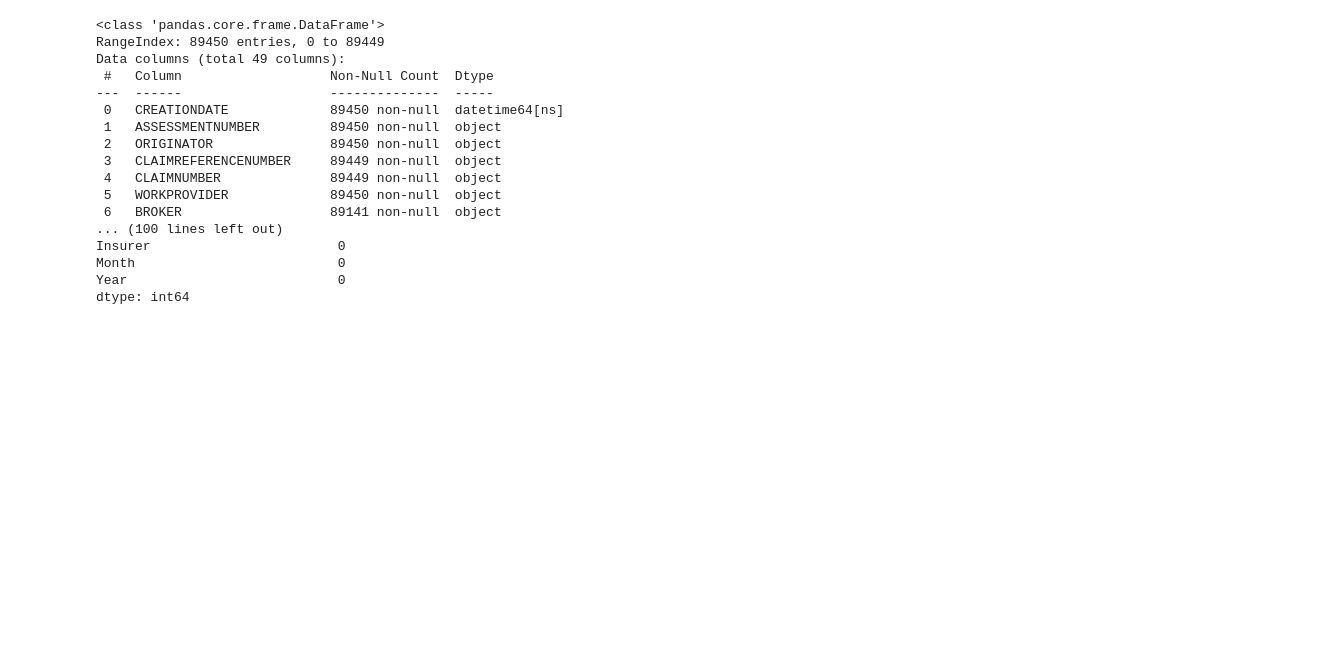
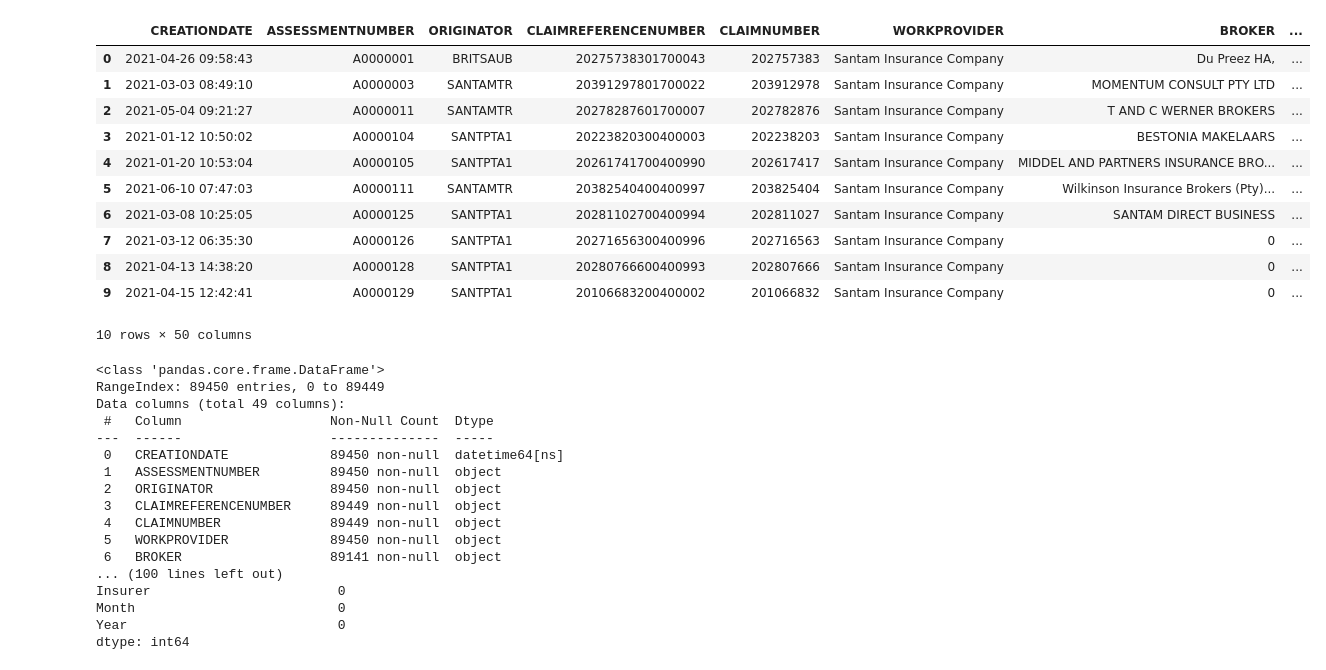
Before and after one commit to Catalyst365/machine-learning, a Jupyter notebook: regression_insurance_claims.ipynb, the cells around one changed output. Drawn from its saved outputs; the diff is of its cells as text; code cells hidden in the pictures; blank space fills up the shorter version.

```diff
--- a/regression_insurance_claims.ipynb
+++ b/regression_insurance_claims.ipynb
@@ -10,14 +10,29 @@ from sklearn.preprocessing import LabelEncoder, StandardScaler
 # %%
 # crack the dataset open
 df_2021 = pd.read_excel('data/Audatex_Claims.Updated(2021).xlsx')
 df_2022 = pd.read_excel('data/Audatex_Claims.Updated(2022).xlsx')
 df_2023 = pd.read_excel('data/Audatex_Claims.Updated(2023).xlsx')
 
 # mergin datasets with year identifier
 df_2021['year'] = 2021
 df_2022['year'] = 2022
 df_2023['year'] = 2023
 df_combined = pd.concat([df_2021, df_2022, df_2023], ignore_index=True)
+
+df_combined.head(10)
+# %% [output]
+|  | CREATIONDATE | ASSESSMENTNUMBER | ORIGINATOR | CLAIMREFERENCENUMBER | CLAIMNUMBER | WORKPROVIDER | BROKER | ... |
+| 0 | 2021-04-26 09:58:43 | A0000001 | BRITSAUB | 20275738301700043 | 202757383 | Santam Insurance Company | Du Preez HA, | ... |
+| 1 | 2021-03-03 08:49:10 | A0000003 | SANTAMTR | 20391297801700022 | 203912978 | Santam Insurance Company | MOMENTUM CONSULT PTY LTD | ... |
+| 2 | 2021-05-04 09:21:27 | A0000011 | SANTAMTR | 20278287601700007 | 202782876 | Santam Insurance Company | T AND C WERNER BROKERS | ... |
+| 3 | 2021-01-12 10:50:02 | A0000104 | SANTPTA1 | 20223820300400003 | 202238203 | Santam Insurance Company | BESTONIA MAKELAARS | ... |
+| 4 | 2021-01-20 10:53:04 | A0000105 | SANTPTA1 | 20261741700400990 | 202617417 | Santam Insurance Company | MIDDEL AND PARTNERS INSURANCE BRO... | ... |
+| 5 | 2021-06-10 07:47:03 | A0000111 | SANTAMTR | 20382540400400997 | 203825404 | Santam Insurance Company | Wilkinson Insurance Brokers (Pty)... | ... |
+| 6 | 2021-03-08 10:25:05 | A0000125 | SANTPTA1 | 20281102700400994 | 202811027 | Santam Insurance Company | SANTAM DIRECT BUSINESS | ... |
+| 7 | 2021-03-12 06:35:30 | A0000126 | SANTPTA1 | 20271656300400996 | 202716563 | Santam Insurance Company | 0 | ... |
+| 8 | 2021-04-13 14:38:20 | A0000128 | SANTPTA1 | 20280766600400993 | 202807666 | Santam Insurance Company | 0 | ... |
+| 9 | 2021-04-15 12:42:41 | A0000129 | SANTPTA1 | 20106683200400002 | 201066832 | Santam Insurance Company | 0 | ... |
+10 rows × 50 columns
 # %%
 # basic exploration
 print(df_combined.info())  # check data types and missing values
```
Also changed, not shown: parts of 7 cells of this notebook.
